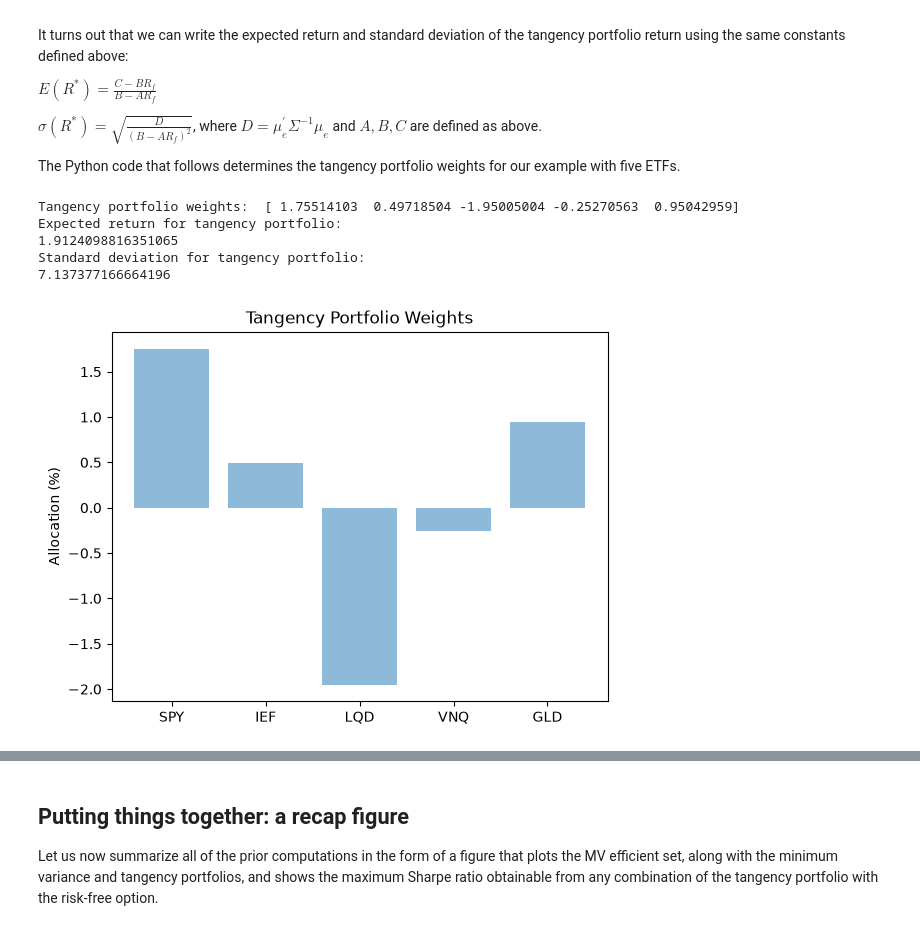
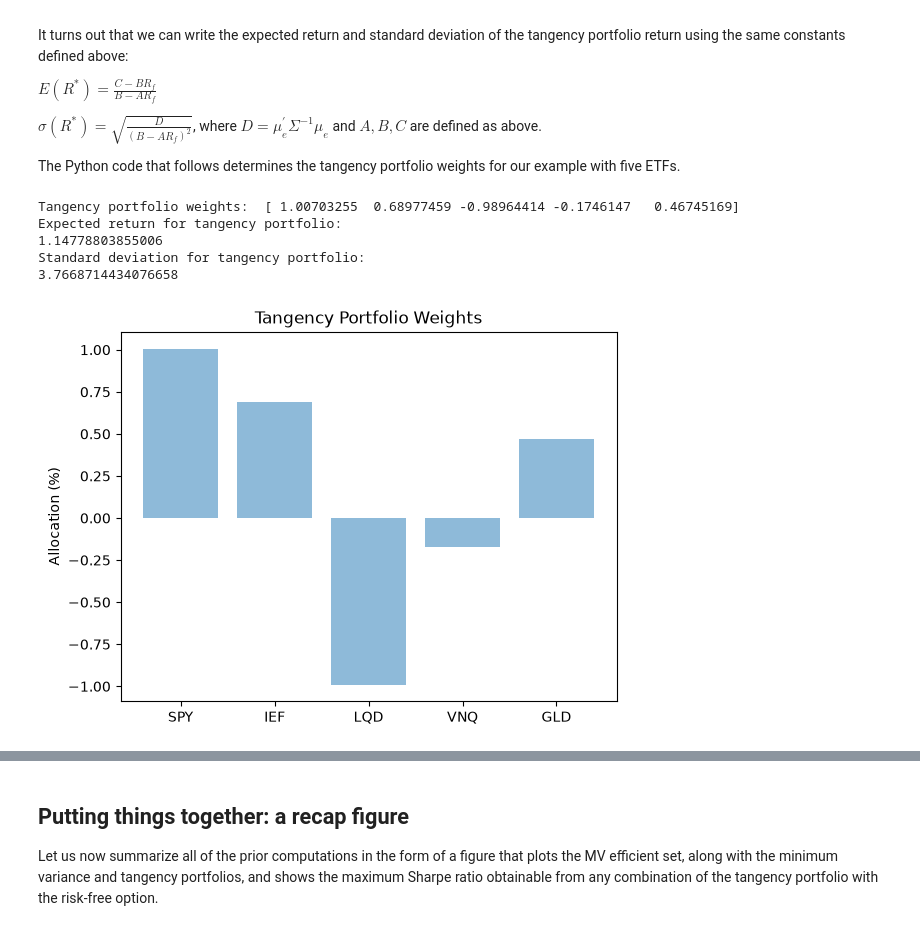
Before and after one commit to bradleypaye/fin4414, a Jupyter notebook: notebooks/MVPortfolio.ipynb, the cells around one changed output, grey strips where cells are left out. Saved outputs shown, nothing was run; the diff lists cells and outputs as text; code cells hidden in the pictures.

```diff
--- a/notebooks/MVPortfolio.ipynb
+++ b/notebooks/MVPortfolio.ipynb
@@ -496,40 +496,40 @@ $\sigma(R^{\ast}) = \sqrt{\frac{D}{(B-AR_{f})^{2}}}$, where $D = \mu_{e}^{\prime
 
 The Python code that follows determines the tangency portfolio weights for our example with five ETFs.
 # %%
-#Set risk-free rate. The interpretation here is roughly 0.33% per month, which is 4% annually
-Rf = 4/12
+#Set risk-free rate. The interpretation here is 0.25% per month, which is 3% annually
+Rf = 3/12
 
 #compute risk premium estimates for the assets
 mu_e = mean_ret - Rf
 
 norm_scalar = np.transpose(onevec)@invcovmat@mu_e
 wtang = (1/norm_scalar)*invcovmat@mu_e
 print("Tangency portfolio weights: ", wtang)
 
 tangmean = (C - B*Rf)/(B-A*Rf)
 print("Expected return for tangency portfolio:")
 print(tangmean)
 
 D = np.transpose(mu_e)@invcovmat@mu_e
 tangvar = D/(B-A*Rf)**2
 tangsd = np.sqrt(tangvar)
 print("Standard deviation for tangency portfolio:")
 print(tangsd)
 
 #Plot the weights in the tangency portfolio
 N = len(mean_ret.index)
 plt.bar(np.arange(0,N), wtang, align='center', alpha=0.5)
 plt.xticks(np.arange(0,N), mean_ret.index)
 plt.ylabel('Allocation (%)')
 plt.title('Tangency Portfolio Weights')
 
 plt.show()
 # %% [output]
-Tangency portfolio weights:  [ 1.75514103  0.49718504 -1.95005004 -0.25270563  0.95042959]
+Tangency portfolio weights:  [ 1.00703255  0.68977459 -0.98964414 -0.1746147   0.46745169]
 Expected return for tangency portfolio:
-1.9124098816351065
+1.14778803855006
 Standard deviation for tangency portfolio:
-7.137377166664196
+3.7668714434076658
-[figure, old version]
+[figure, new version]
 # %% [markdown]
 ### A Concern
```
Also changed, not shown: parts of 10 cells of this notebook, 1 other file.
